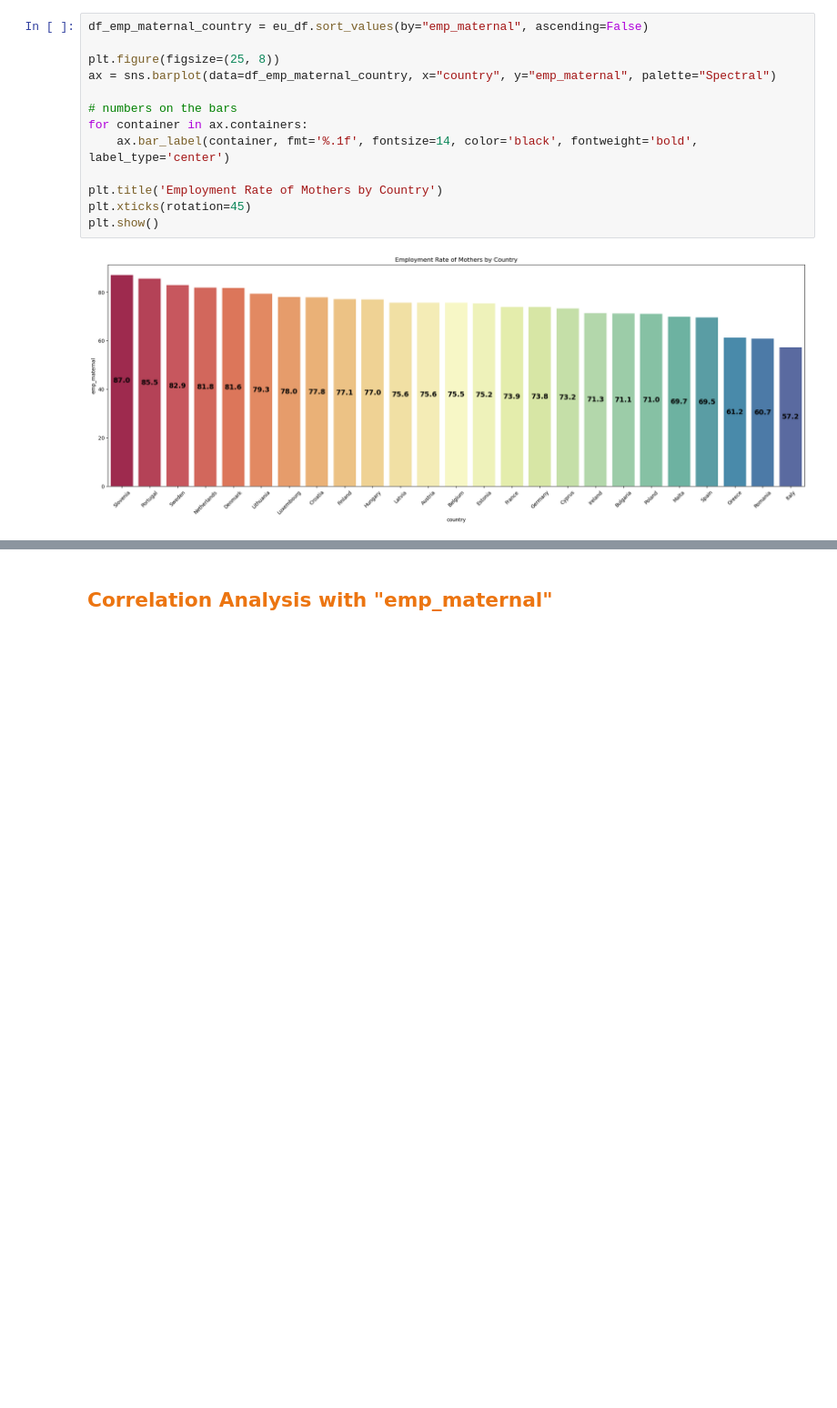
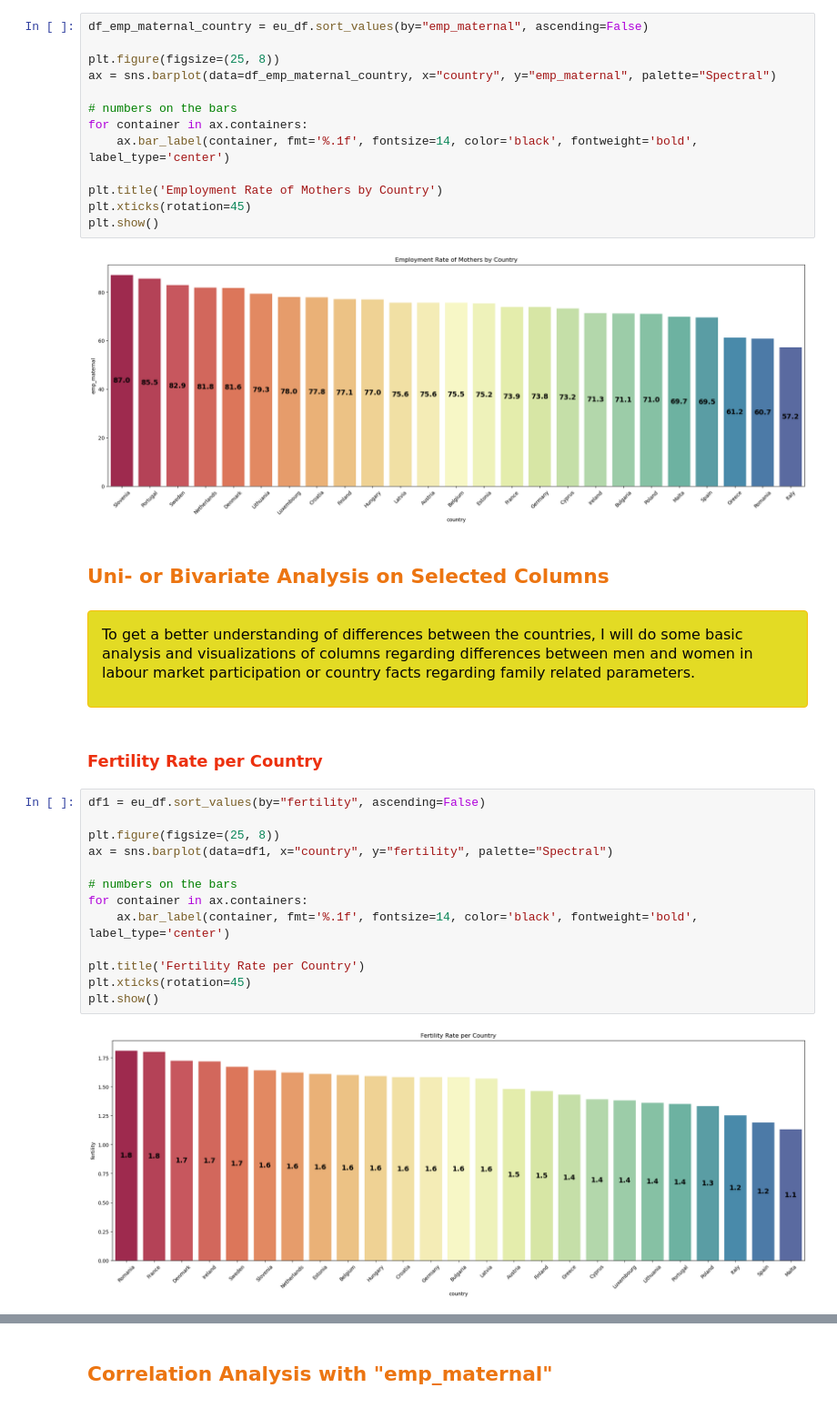
Before and after one commit to Paula0923/maternal-employment, a Jupyter notebook: EDA_maternal-employment.ipynb, the cells around one changed output, grey strips where cells are left out. Shown at 91% size. Saved outputs shown, nothing was run; the diff lists cells and outputs as text; blank space fills up the shorter version.

```diff
--- a/EDA_maternal-employment.ipynb
+++ b/EDA_maternal-employment.ipynb
@@ -984,3 +975,37 @@ plt.xticks(rotation=45)
 plt.show()
 # %% [output]
 [figure]
+# %% [markdown]
+## <span style="color: #ec7511;">Uni- or Bivariate Analysis on Selected Columns</span>
+# %% [markdown]
+<div style="
+    padding: 15px;
+    margin: 10px 0;
+    border: 1px solid #f7be0d;
+    border-radius: 4px;
+    background-color: #e3db24;
+    color: #060606;
+    font-size: 16px;
+    line-height: 1.5;
+    word-wrap: break-word;
+    text-align: left;">
+    <strong></strong>
+<p>To get a better understanding of differences between the countries, I will do some basic analysis and visualizations of columns regarding differences between men and women in labour market participation or country facts regarding family related parameters.</p>
+</div>
+# %% [markdown]
+### <span style="color: #ec300e;">Fertility Rate per Country</span>
+# %%
+df1 = eu_df.sort_values(by="fertility", ascending=False)
+
+plt.figure(figsize=(25, 8))
+ax = sns.barplot(data=df1, x="country", y="fertility", palette="Spectral")
+
+# numbers on the bars
+for container in ax.containers:
+    ax.bar_label(container, fmt='%.1f', fontsize=14, color='black', fontweight='bold', label_type='center')
+
+plt.title('Fertility Rate per Country')
+plt.xticks(rotation=45)
+plt.show()
+# %% [output]
+[figure, added]
```
Also changed, not shown: parts of 62 cells of this notebook, 1 other file.
